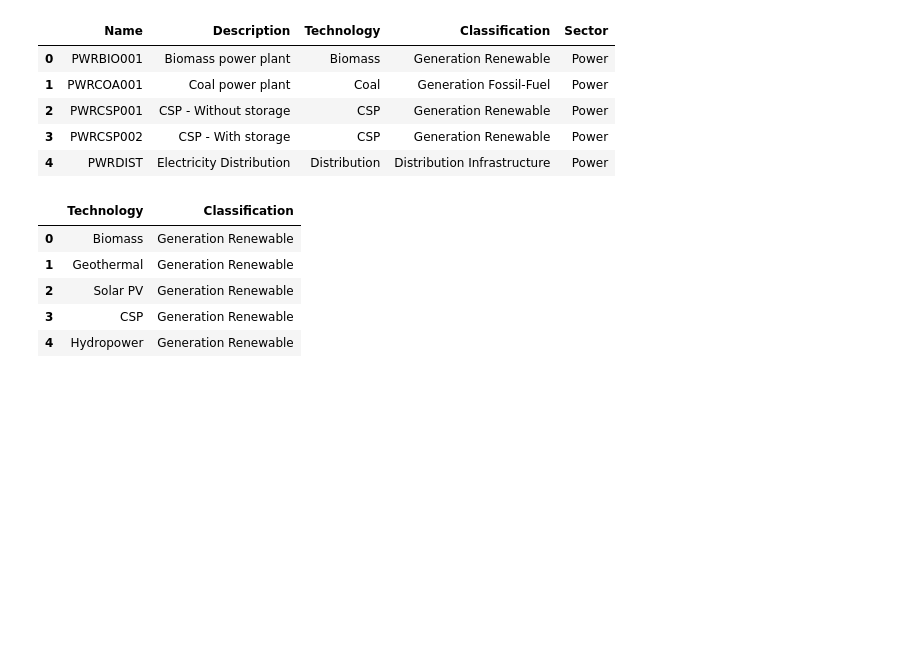
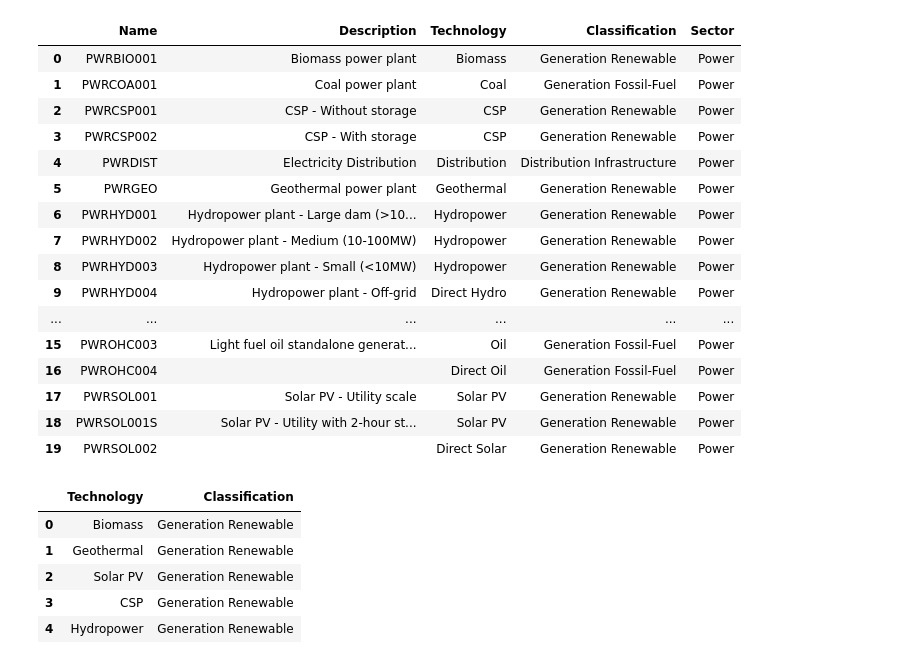
Before and after one commit to MINFinModel/minfin-py-public-release, a Jupyter notebook: addtional_input.ipynb, the cells around one changed output. Drawn from its saved outputs; the diff is of its cells as text; code cells hidden in the pictures; blank space fills up the shorter version.

```diff
--- a/addtional_input.ipynb
+++ b/addtional_input.ipynb
@@ -50,14 +50,25 @@ from MinFin import load_excel_data
 result = load_excel_data(file_path)
 locals().update(result)
 # %%
-df_technologies.head(5)
+df_technologies.head(20)
 # %% [output]
 |  | Name | Description | Technology | Classification | Sector |
 | 0 | PWRBIO001 | Biomass power plant | Biomass | Generation Renewable | Power |
 | 1 | PWRCOA001 | Coal power plant | Coal | Generation Fossil-Fuel | Power |
 | 2 | PWRCSP001 | CSP - Without storage | CSP | Generation Renewable | Power |
 | 3 | PWRCSP002 | CSP - With storage | CSP | Generation Renewable | Power |
 | 4 | PWRDIST | Electricity Distribution | Distribution | Distribution Infrastructure | Power |
+| 5 | PWRGEO | Geothermal power plant | Geothermal | Generation Renewable | Power |
+| 6 | PWRHYD001 | Hydropower plant - Large dam (>10... | Hydropower | Generation Renewable | Power |
+| 7 | PWRHYD002 | Hydropower plant - Medium (10-100MW) | Hydropower | Generation Renewable | Power |
+| 8 | PWRHYD003 | Hydropower plant - Small (<10MW) | Hydropower | Generation Renewable | Power |
+| 9 | PWRHYD004 | Hydropower plant - Off-grid | Direct Hydro | Generation Renewable | Power |
+| ... | ... | ... | ... | ... | ... |
+| 15 | PWROHC003 | Light fuel oil standalone generat... | Oil | Generation Fossil-Fuel | Power |
+| 16 | PWROHC004 |  | Direct Oil | Generation Fossil-Fuel | Power |
+| 17 | PWRSOL001 | Solar PV - Utility scale | Solar PV | Generation Renewable | Power |
+| 18 | PWRSOL001S | Solar PV - Utility with 2-hour st... | Solar PV | Generation Renewable | Power |
+| 19 | PWRSOL002 |  | Direct Solar | Generation Renewable | Power |
 # %%
 df_technologies_classification.head(5)
 # %% [output]
```
Also changed, not shown: parts of 36 cells of this notebook, 5 other files.
